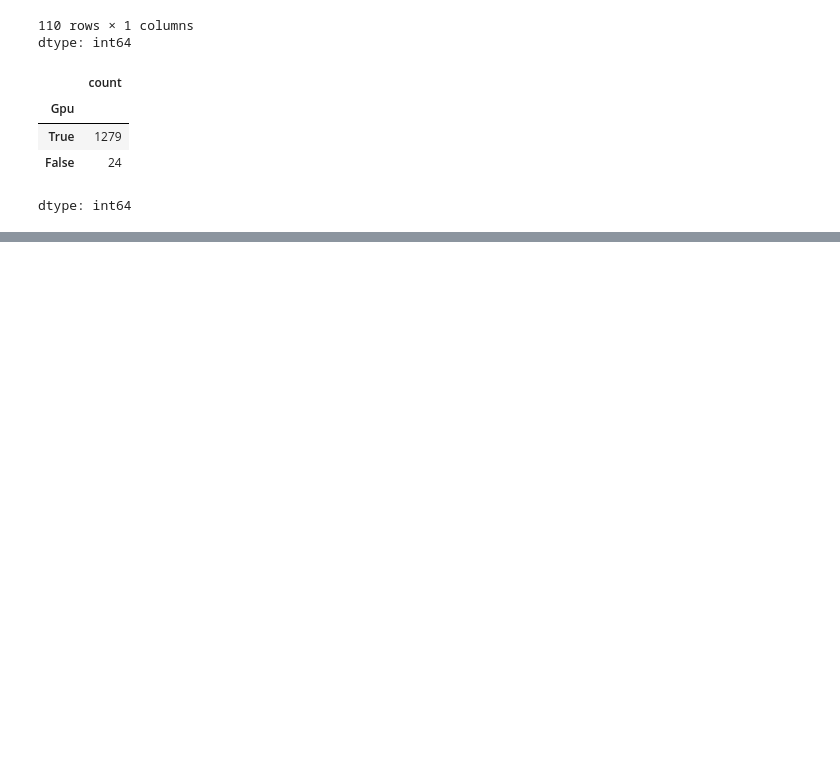
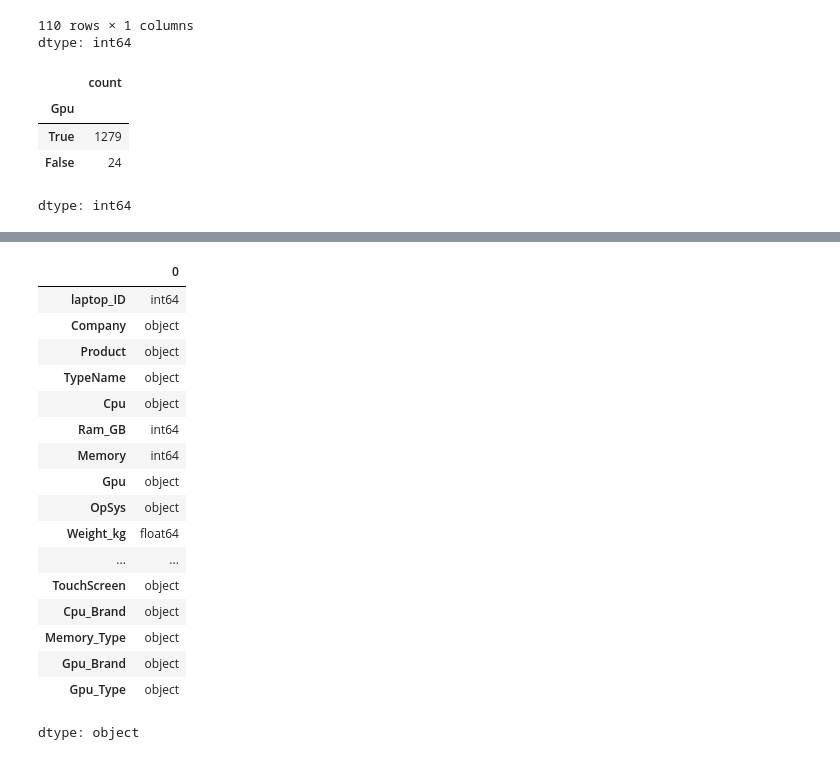
Before and after one commit to adnansherwani/Deep-Learning, a Jupyter notebook: 01__PyTorch_Workflow.ipynb, the cells around one changed output, grey strips where cells are left out. Drawn from its saved outputs; the diff is of its cells as text; code cells hidden in the pictures; blank space fills up the shorter version.

```diff
--- a/01__PyTorch_Workflow.ipynb
+++ b/01__PyTorch_Workflow.ipynb
@@ -367,0 +372,21 @@ dtype: int64
+# %%
+df.dtypes
+# %% [output]
+|  | 0 |
+| laptop_ID | int64 |
+| Company | object |
+| Product | object |
+| TypeName | object |
+| Cpu | object |
+| Ram_GB | int64 |
+| Memory | int64 |
+| Gpu | object |
+| OpSys | object |
+| Weight_kg | float64 |
+| ... | ... |
+| TouchScreen | object |
+| Cpu_Brand | object |
+| Memory_Type | object |
+| Gpu_Brand | object |
+| Gpu_Type | object |
+dtype: object
```
Also changed, not shown: parts of 26 cells of this notebook.
